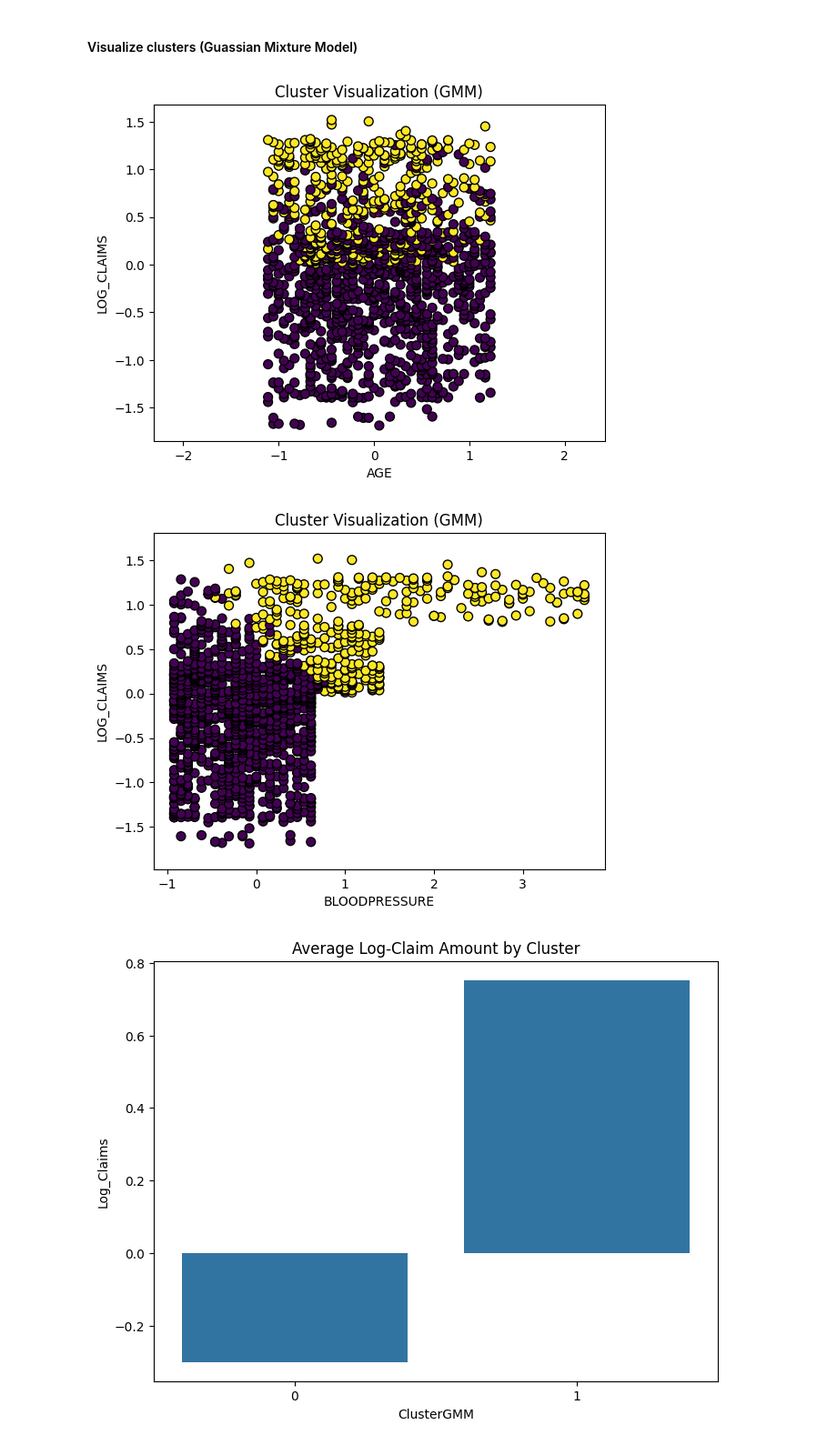
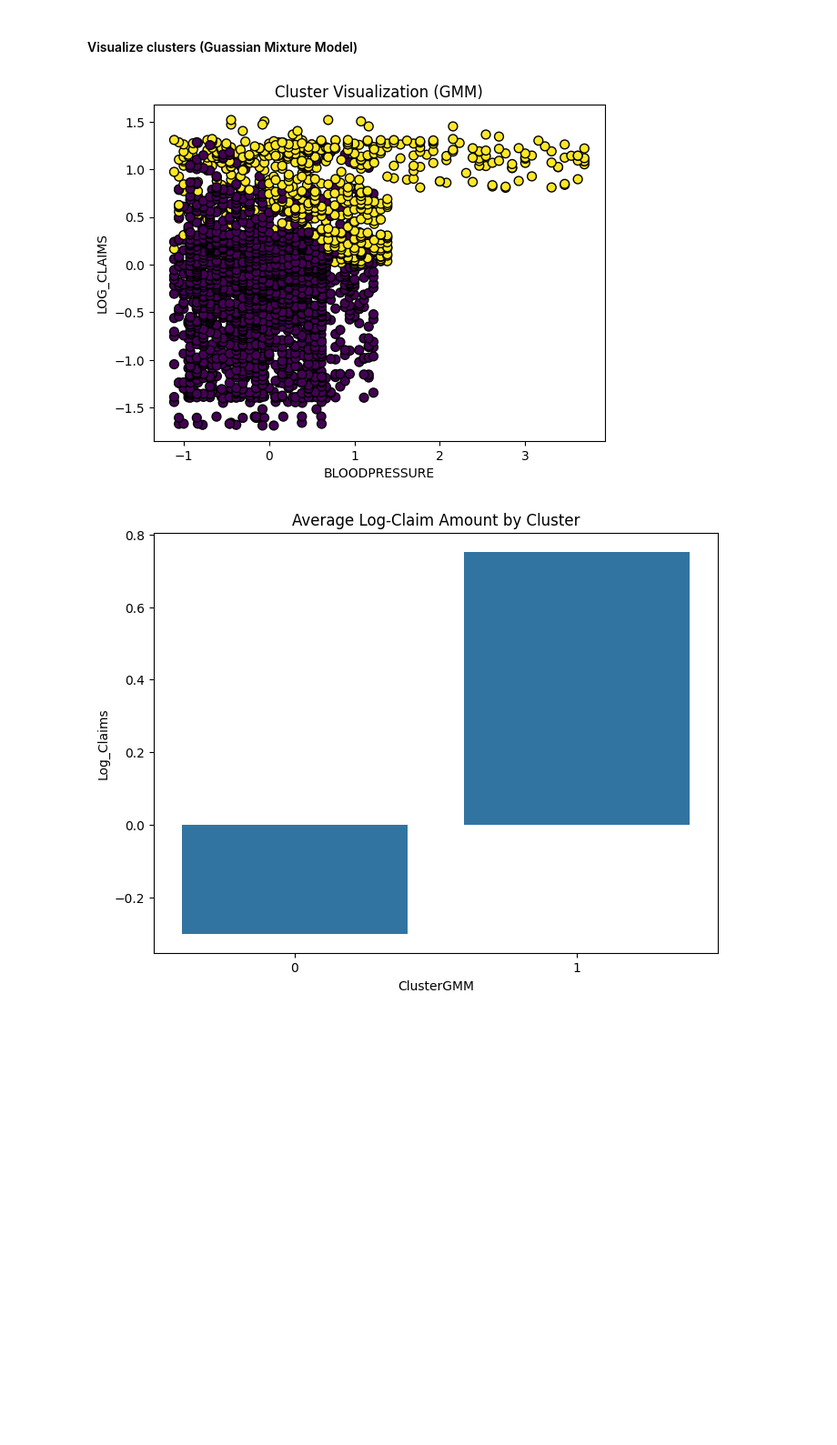
Before and after one commit to kauswade/T10-AlgoThinkers-Health-Insurance-Data-Clustering, a Jupyter notebook: health_insurance_model_pipeline.ipynb, the cells around one changed output. Shown at 91% size. Drawn from its saved outputs; the diff is of its cells as text; code cells hidden in the pictures; blank space fills up the shorter version.

```diff
--- a/health_insurance_model_pipeline.ipynb
+++ b/health_insurance_model_pipeline.ipynb
@@ -601,30 +601,28 @@ ClusterGMM
 # %%
 def draw_ellipses(gmm, ax, n_components):
     for j in range(n_components):
         mean = gmm.means_[j]
         covariance = gmm.covariances_[j]
         v, w = np.linalg.eigh(covariance)
-        v = 2.0 * np.sqrt(2.0) * np.sqrt(v)  # Scale for better visibility
+        v = 2.0 * np.sqrt(2.0) * np.sqrt(v)
         u = w[0] / np.linalg.norm(w[0])
         angle = np.arctan(u[1] / u[0]) * 180. / np.pi
 
         ell = plt.Circle(mean, radius=v[0], angle=angle, color='red', fill=False)
         ax.add_artist(ell)
 
 for i in range(len(graphLabels)):
     plt.scatter(df[graphLabels[i][0]], df[graphLabels[i][1]], c=ClusterGMM, cmap='viridis', marker='o', edgecolor='k', s=50)
     plt.xlabel(graphLabels[i][0].upper())
     plt.ylabel(graphLabels[i][1].upper())
     plt.title('Cluster Visualization (GMM)')
 
     # Plotting the Gaussian components
-    draw_ellipses(gmm, plt.gca(), n_components)
-    plt.axis('equal')
+    # draw_ellipses(gmm, plt.gca(), n_components)
 
-    plt.show()
+plt.show()
 # %% [output]
-[figure, old version]
+[figure, new version]
-[figure, removed]
 # %%
 # Bar plot for average log-claim by cluster
 cluster_avg_claim = df.groupby('ClusterGMM')['Log_Claims'].mean().reset_index()
```
Also changed, not shown: parts of 1 cell of this notebook.
